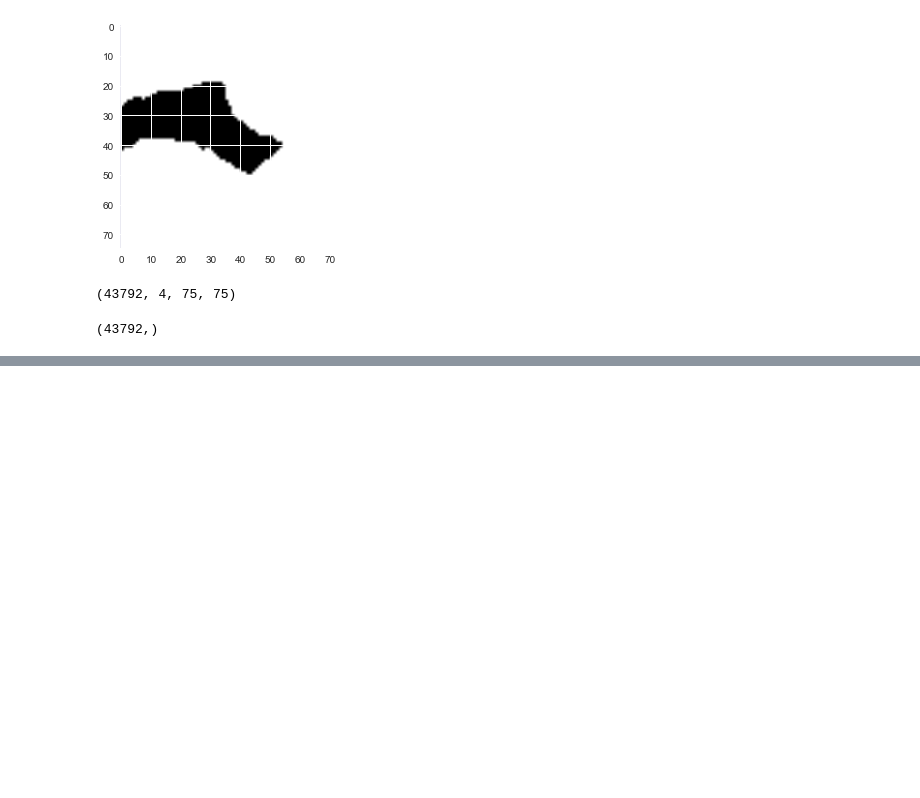
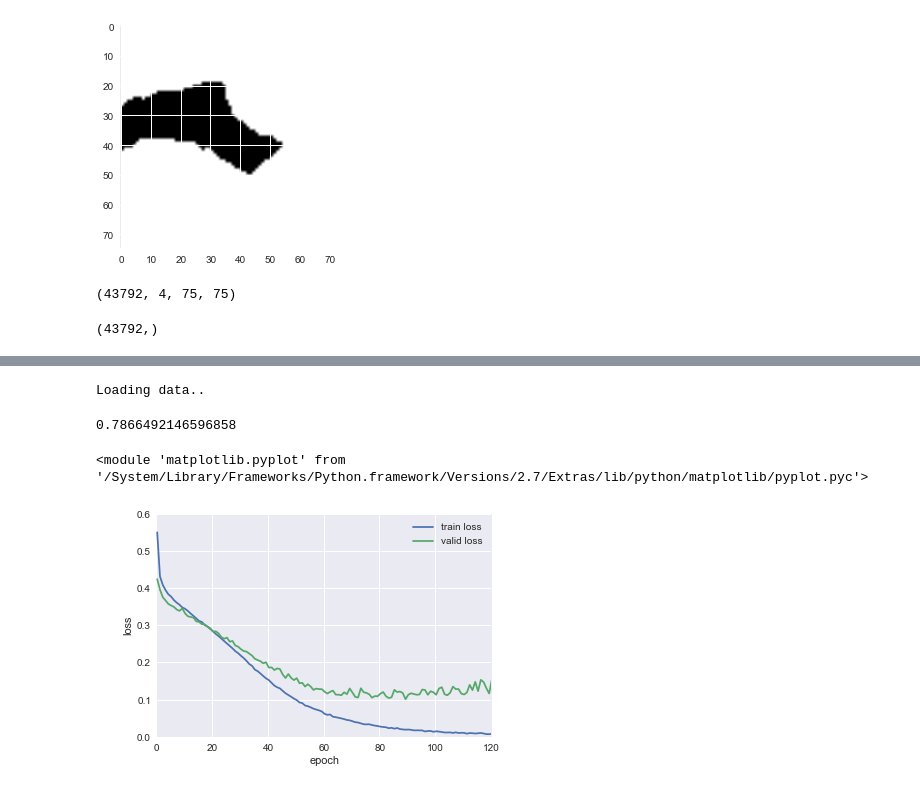
Before and after one commit to VCG/em-quality-metric, a Jupyter notebook: nolearn/multi-channel-long.ipynb, the cells around one changed output, grey strips where cells are left out. Saved outputs shown, nothing was run; the diff lists cells and outputs as text; code cells hidden in the pictures; blank space fills up the shorter version.

Commit message:
Add new nolearn tests.

```diff
--- a/nolearn/multi-channel-long.ipynb
+++ b/nolearn/multi-channel-long.ipynb
@@ -396,0 +475,5 @@ y_train.shape
+# %%
+#
+X_train, y_train, X_test, y_test = Util.load('patches_binary_border')
+# %% [output]
+Loading data..
@@ -396,0 +484,6 @@ y_train.shape
+# %%
+net1.score(test_rgb,
+                     y_test.astype(np.uint8))
+# 0.800
+# %% [output]
+0.7866492146596858
@@ -396,0 +492,5 @@ y_train.shape
+# %%
+plot_loss(net1)
+# %% [output]
+<module 'matplotlib.pyplot' from '/System/Library/Frameworks/Python.framework/Versions/2.7/Extras/lib/python/matplotlib/pyplot.pyc'>
+[figure, added]
```
Also changed, not shown: parts of 5 cells of this notebook, 3 other files.
